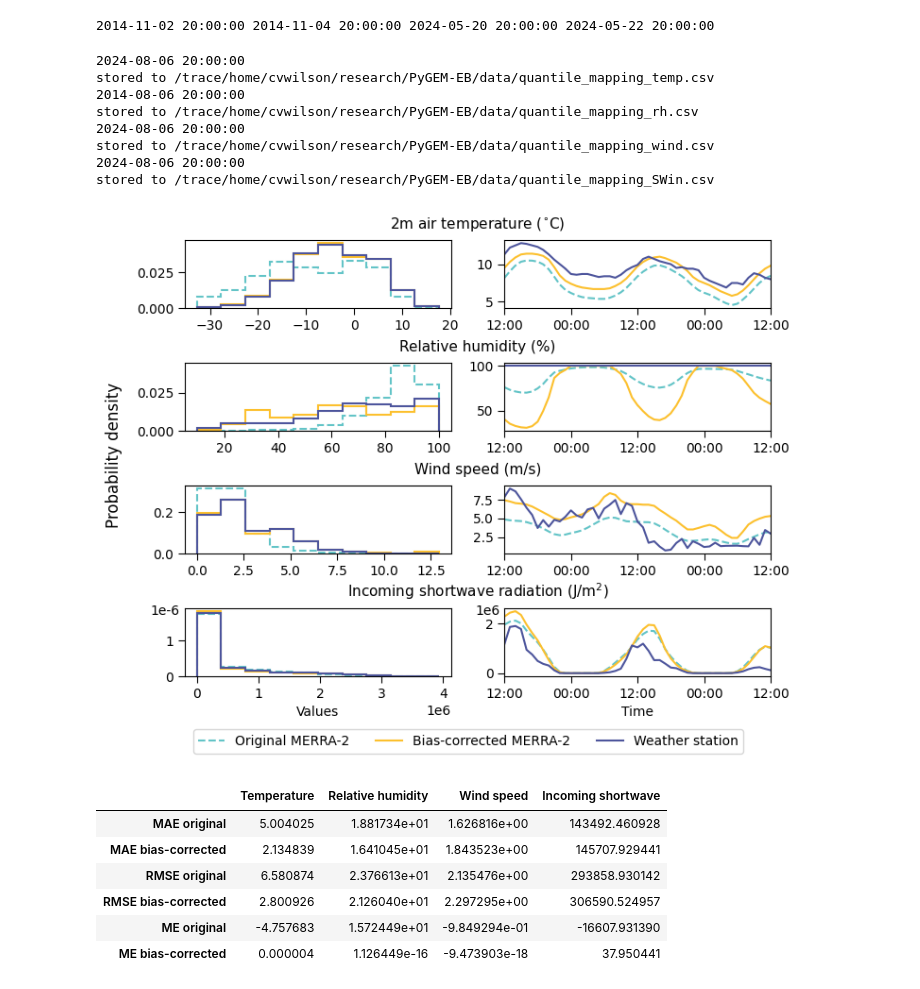
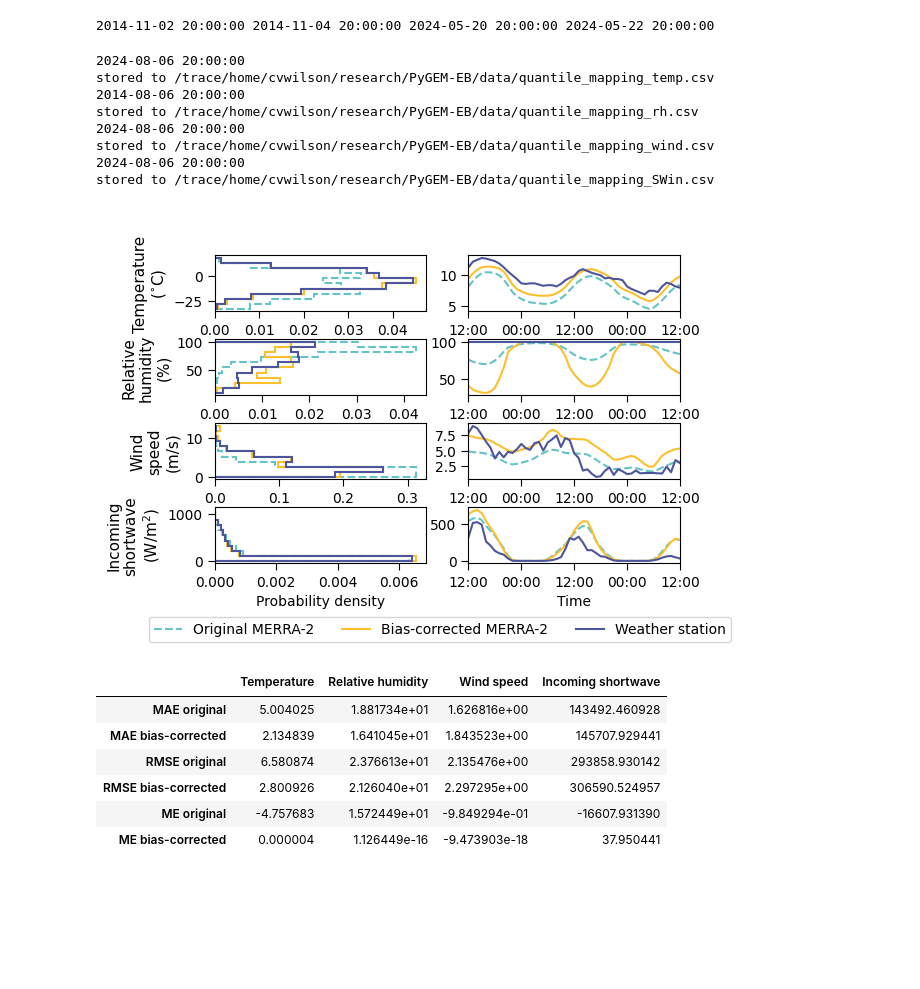
Before and after one commit to clairevwilson/PyGEM-EB, a Jupyter notebook: figs_climate.ipynb, the cells around one changed output. Drawn from its saved outputs; the diff is of its cells as text; code cells hidden in the pictures; blank space fills up the shorter version.

```diff
--- a/figs_climate.ipynb
+++ b/figs_climate.ipynb
@@ -144,9 +144,9 @@ def plot_quantile(X_train, y_train, y_all, timed,
     # Distributions
     updated_all = np.interp(y_all, sorted, mapping)
     _,hist_bins = np.histogram(X_train)
-    ax1.hist(y_all,bins=hist_bins,histtype='step',label='Original MERRA-2',linestyle='--',density=True,color=c1,linewidth=1.5)
-    ax1.hist(updated_all,bins=hist_bins,histtype='step',label='Corrected MERRA-2',density=True,color=c2,linewidth=1.5)
-    ax1.hist(X_train,bins=hist_bins,histtype='step',label='Weather station',density=True,color=c3,linewidth=1.5)
+    ax1.hist(y_all,bins=hist_bins,histtype='step',orientation='horizontal',label='Original MERRA-2',linestyle='--',density=True,color=c1,linewidth=1.5)
+    ax1.hist(updated_all,bins=hist_bins,histtype='step',orientation='horizontal',label='Corrected MERRA-2',density=True,color=c2,linewidth=1.5)
+    ax1.hist(X_train,bins=hist_bins,histtype='step',orientation='horizontal',label='Weather station',density=True,color=c3,linewidth=1.5)
 
     # Timeseries
     time, raw, adj, aws = timed
@@ -555,15 +555,15 @@ print(time_rh[0], time_rh[-1], select_time[0], select_time[-1])
 select_time = pd.date_range('2024-07-25 20:00:00','2024-07-27 20:00:00',freq='h')
 time_rh = pd.date_range('2014-07-25 20:00:00','2014-07-27 20:00:00',freq='h')
 # %%
-all_dict = {'temp':{'X':X_temp,'y':y_temp,'all':all_temp,'label':'2m air temperature ($^{\circ}$C)','AWS':temp_nunatak,'MERRA2':temp_MERRA2},
-            'rh':{'X':X_rh,'y':y_rh,'all':all_rh,'label':'Relative humidity (%)','AWS':RH_ridge,'MERRA2':RH_MERRA2},
-            'wind':{'X':X_wind,'y':y_wind,'all':all_wind,'label':'Wind speed (m/s)','AWS':wind_CLAWS,'MERRA2':wind_MERRA2},
-            'SWin':{'X':X_SWin,'y':y_SWin,'all':all_SWin,'label':'Incoming shortwave radiation (J/m$^{2}$)','AWS':SWin_nunatak,'MERRA2':SWin_MERRA2},
+all_dict = {'temp':{'X':X_temp,'y':y_temp,'all':all_temp,'label':'Temperature\n($^{\circ}$C)','AWS':temp_nunatak,'MERRA2':temp_MERRA2},
+            'rh':{'X':X_rh,'y':y_rh,'all':all_rh,'label':'Relative\nhumidity\n(%)','AWS':RH_ridge,'MERRA2':RH_MERRA2},
+            'wind':{'X':X_wind,'y':y_wind,'all':all_wind,'label':'Wind\nspeed\n(m/s)','AWS':wind_CLAWS,'MERRA2':wind_MERRA2},
+            'SWin':{'X':X_SWin,'y':y_SWin,'all':all_SWin,'label':'Incoming\nshortwave\n(W/m$^{2}$)','AWS':SWin_nunatak,'MERRA2':SWin_MERRA2},
             }
 
 # Takes 8 minutes with kde on
 plot_kde = True
-fig, plots = plt.subplots(4, 2, figsize=(8,6), gridspec_kw={'hspace':0.8,'wspace':0.2})
+fig, plots = plt.subplots(4, 2, figsize=(6,4), gridspec_kw={'hspace':0.5,'wspace':0.2})
 for v,var in enumerate(all_dict):
     X = all_dict[var]['X']
     y = all_dict[var]['y']
@@ -579,20 +579,28 @@ for v,var in enumerate(all_dict):
     sorted, mapping = quantile_mapping(X,y,var)
     adj = np.interp(raw, sorted, mapping)
     aws = all_dict[var]['AWS'].loc[time]
-    timed = (time, raw, adj, aws)
-    plot_quantile(X,y,all, timed, plot_axes=plots[v,:],legend=False)
+
+    if var != 'SWin':
+        timed = (time, raw, adj, aws)
+        plot_quantile(X,y,all, timed, plot_axes=plots[v,:],legend=False)
+    else:
+        timed = (time, raw/3600, adj/3600, aws/3600)
+        plot_quantile(X/3600,y/3600,all/3600, timed, plot_axes=plots[v,:],legend=False)
     # plots[v,1].set_ylabel(all_dict[var]['label'],rotation=270)
     # plots[v,1].yaxis.set_label_position("right")
     # fig.supylabel('Probability density', fontsize=12)
 
-    # Get vertical position of top of those axes
-    pos_left = plots[v,0].get_position()
-    pos_right = plots[v,1].get_position()
-    y = max(pos_left.y1, pos_right.y1) + 0.02
-    x = (pos_left.x0 + pos_right.x1) / 2
+    # # Get vertical position of top of those axes
+    # pos_left = plots[v,0].get_position()
+    # pos_right = plots[v,1].get_position()
+    # y = max(pos_left.y1, pos_right.y1) + 0.02
+    # x = (pos_left.x0 + pos_right.x1) / 2
+    # if var == 'rh':
+    #     plots[v,0].set_ylim(0,100)
+    #     plots[v,1].set_ylim(0,100)
 
     # Add title
-    fig.text(x, y,all_dict[var]['label'], ha='center', fontsize=11)
+    plots[v,0].set_ylabel(all_dict[var]['label'], fontsize=11,x=-0.1)
     # plots[v,1].set_ylabel(all_dict[var]['label'])
 # for row,axrow in enumerate(plots):
 #     for col, ax in enumerate(axrow):
@@ -613,43 +621,42 @@ for v,var in enumerate(all_dict):
 # plots[1,0].text(0.02,0.8,f'MAE: {MAE_rh_before:.3f}',color='#63c4c7',transform=plots[1,0].transAxes)
 # plots[1,0].text(0.02,0.6,f'MAE: {MAE_rh_after:.3f}',color='#fcc02e',transform=plots[1,0].transAxes)
 
 # plots[2,0].text(0.7,0.8,f'MAE: {MAE_wind_before:.3f}',color='#63c4c7',transform=plots[2,0].transAxes)
 # plots[2,0].text(0.7,0.6,f'MAE: {MAE_wind_after:.3f}',color='#fcc02e',transform=plots[2,0].transAxes)
 
 # plots[3,0].text(0.6,0.8,f'MAE: {MAE_SWin_before:.2e}',color='#63c4c7',transform=plots[3,0].transAxes)
 # plots[3,0].text(0.6,0.6,f'MAE: {MAE_SWin_after:.2e}',color='#fcc02e',transform=plots[3,0].transAxes)
 
 
-plots[-1,-2].set_xlabel('Values')
+plots[-1,-2].set_xlabel('Probability density')
 plots[-1,-1].set_xlabel('Time')
 
-fig.supylabel('Probability density')
-
-for a,ax in enumerate(plots[-1,:]):
-    ax.yaxis.get_offset_text().set_visible(False)
-    text = '1e6' if a == 1 else '1e-6'
-    x = -0.11 if a == 1 else -0.13
-    ax.text(x, 0.9, text, transform=ax.transAxes, fontsize=10)
+# for a,ax in enumerate(plots[-1,:]):
+#     ax.yaxis.get_offset_text().set_visible(False)
+#     text = '1e6' if a == 1 else '1e-6'
+#     x = -0.11 if a == 1 else -0.13
+#     ax.text(x, 0.9, text, transform=ax.transAxes, fontsize=10)
+fig.suptitle('  ')
 
 # Add fake axis
-ax3 = fig.add_axes([0.3,-0.03,0.4,0.05])
+ax3 = fig.add_axes([0.3,-0.08,0.4,0.05])
 ax3.axis('off')
 ax3.plot(np.nan, np.nan,linestyle='--',label='Original MERRA-2',color='#63c4c7')
 ax3.plot(np.nan, np.nan,label='Bias-corrected MERRA-2',color='#fcc02e')
 ax3.plot(np.nan, np.nan,label='Weather station',color='#4D559C')
 ax3.legend(ncols=3,loc='center')
 plt.savefig(store_fig_fn, dpi=300, bbox_inches='tight')
 plt.show()
 # %% [output]
 2024-08-06 20:00:00
 stored to /trace/home/cvwilson/research/PyGEM-EB/data/quantile_mapping_temp.csv
 2014-08-06 20:00:00
 stored to /trace/home/cvwilson/research/PyGEM-EB/data/quantile_mapping_rh.csv
 2024-08-06 20:00:00
 stored to /trace/home/cvwilson/research/PyGEM-EB/data/quantile_mapping_wind.csv
 2024-08-06 20:00:00
 stored to /trace/home/cvwilson/research/PyGEM-EB/data/quantile_mapping_SWin.csv
-[figure, old version]
+[figure, new version]
 # %%
 MAE_befores = [MAE_temp_before, MAE_rh_before, MAE_wind_before, MAE_SWin_before]
 MAE_afters = [MAE_temp_after, MAE_rh_after, MAE_wind_after, MAE_SWin_after]
```
Also changed, not shown: parts of 4 cells of this notebook, 9 other files.
